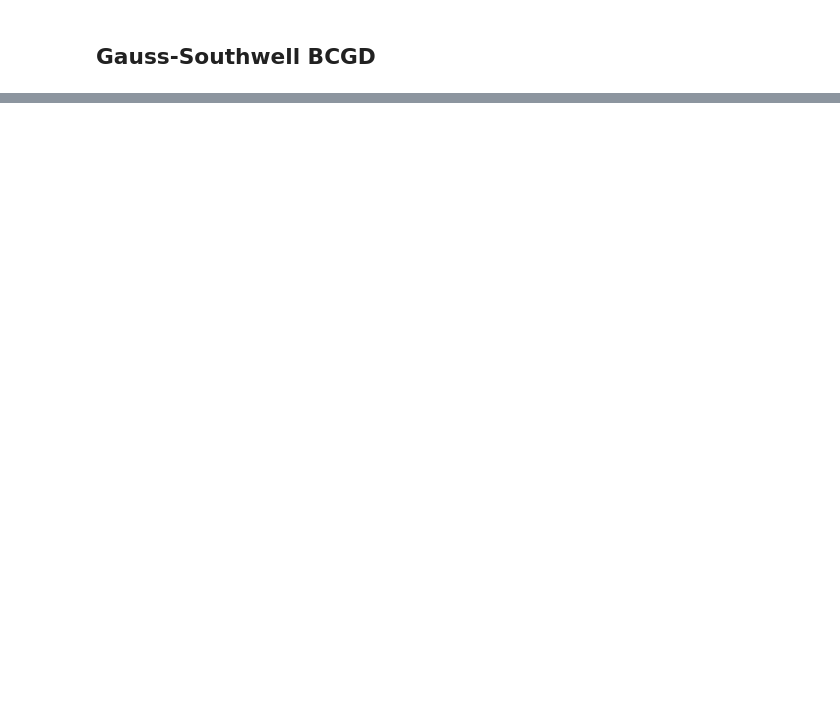
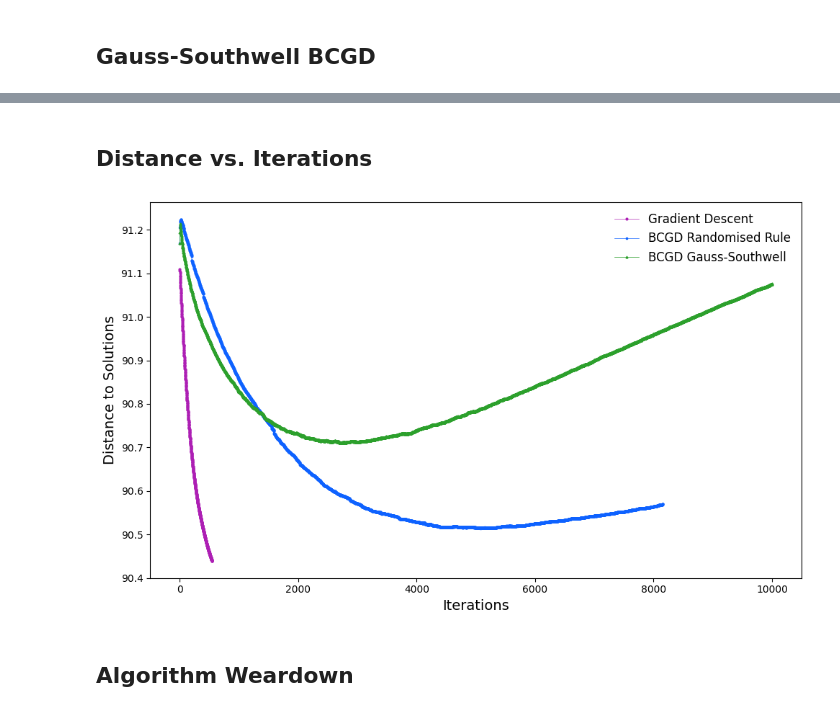
Before and after one commit to therealgardens/Assignment_optimization_2025-2026-Blood_cells_analysis, a Jupyter notebook: main.ipynb, the cells around one changed output, grey strips where cells are left out. Cells and saved outputs as stored; diff of their text form; code cells hidden in the pictures; blank space fills up the shorter version.

Commit message:
added blood implementation and results computation.

```diff
--- a/main.ipynb
+++ b/main.ipynb
@@ -126,5 +159,6 @@ randomized_bcgd_results = randomized_bcgd(
     step_sizes,
     tol=active_data["tolerance"],
     debug=True,
+    max_iter=MAX_ITER,
 )
 # %% [output]
@@ -142,4 +170,4 @@ randomized_bcgd_results["accuracies"] = [
     for x in randomized_bcgd_results["history"]
 ]
 
-accuracy(active_data["test_features"],active_data["test_labels"], randomized_bcgd_results["x_k"])
+randomized_bcgd_results["test_accuracy"] = accuracy(active_data["test_features"],active_data["test_labels"], randomized_bcgd_results["x_k"])
@@ -154,6 +180,7 @@ gs_bcgd_results = gs_bcgd(
     step_sizes,
     tol=active_data["tolerance"],
     debug=True,
+    max_iter=MAX_ITER,
 )
 # %% [output]
 iteration: 0, selected_block: 0, sequential distance: 0.1474055836732519, loss: 127863.014315
@@ -166,4 +191,4 @@ gs_bcgd_results["accuracies"] = [
     for x in gs_bcgd_results["history"]
 ]
 
-accuracy(active_data["test_features"],active_data["test_labels"], gs_bcgd_results["x_k"])
+gs_bcgd_results["test_accuracy"] = accuracy(active_data["test_features"],active_data["test_labels"], gs_bcgd_results["x_k"])
@@ -185,0 +247,20 @@ accuracy_vs_CPU(plotting_data)
+# %% [markdown]
+## Distance vs. Iterations
+# %%
+distance_plot_data = {
+    "Gradient Descent": [np.linalg.norm(x - gradient_descent_results["history"][-1])  for x in gradient_descent_results["history"]],
+    "BCGD Randomised Rule": [np.linalg.norm(x - randomized_bcgd_results["history"][-1])  for x in randomized_bcgd_results["history"]],
+    "BCGD Gauss-Southwell": [np.linalg.norm(x - gs_bcgd_results["history"][-1])  for x in gs_bcgd_results["history"]],
+}
+
+# distance_to_theoretical_plot_data = {
+#     "Gradient Descent": [np.linalg.norm(x - X)  for x in gradient_descent_results["history"]],
+#     "BCGD Randomised Rule": [np.linalg.norm(x - X)  for x in randomized_bcgd_results["history"]],
+#     "BCGD Gauss-Southwell": [np.linalg.norm(x - X)  for x in gs_bcgd_results["history"]],
+# }
+
+distance_vs_iterations(distance_plot_data)
+# %% [output]
+[figure, added]
+# %% [markdown]
+## Algorithm Weardown
```
Also changed, not shown: parts of 23 cells of this notebook, 6 other files.
